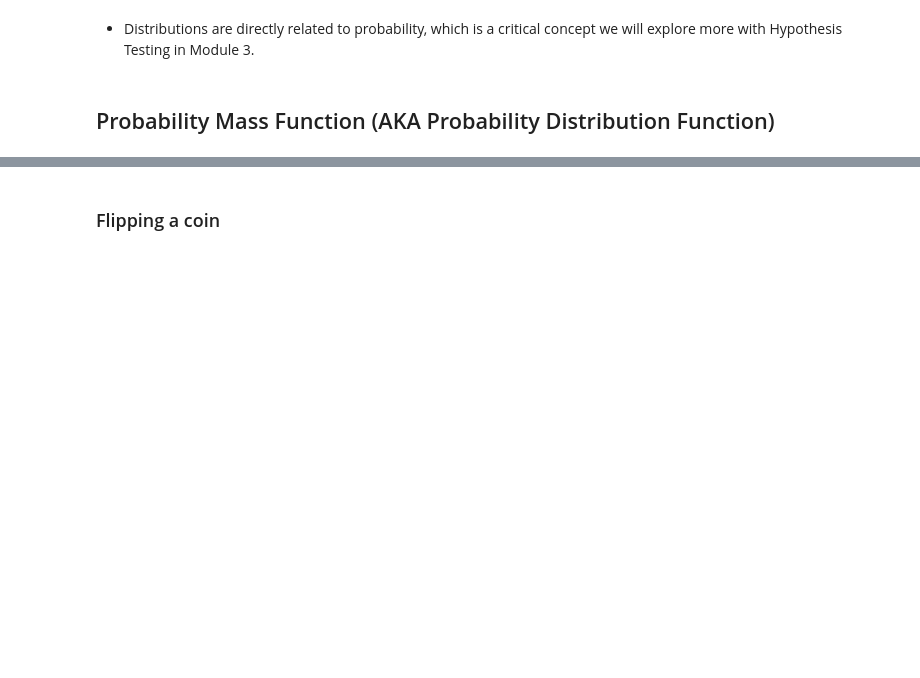
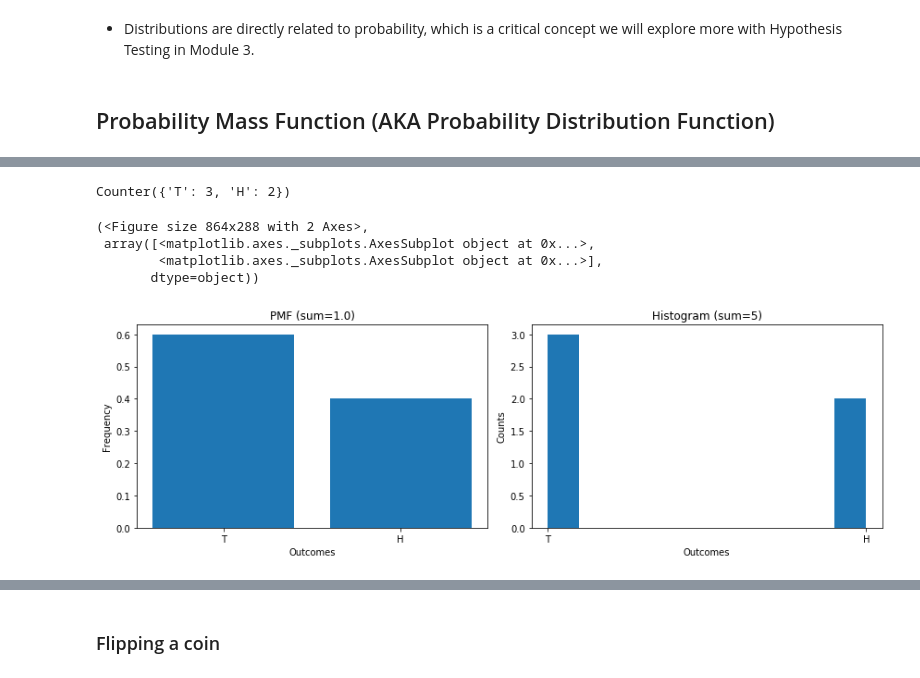
Before and after one commit to jirvingphd/fsds_pt_100719_cohort_notes, a Jupyter notebook: Instructor Notebooks/sect_17-18_prob_and_dist_examples.ipynb, the cells around one changed output, grey strips where cells are left out. Saved outputs shown, nothing was run; the diff lists cells and outputs as text; code cells hidden in the pictures; blank space fills up the shorter version.

```diff
--- a/Instructor Notebooks/sect_17-18_prob_and_dist_examples.ipynb
+++ b/Instructor Notebooks/sect_17-18_prob_and_dist_examples.ipynb
@@ -680,0 +731,39 @@ Prob for songs by James= 0.265
+# %%
+from collections import Counter
+
+def coin_toss(n_flips=10,outcomes=None,verbose=True,ret_outcomes=True):
+    if outcomes is None:
+        outcomes = []
+
+    for toss in range(n_flips):
+        result = 'H' if np.random.random() >0.5 else 'T'
+        outcomes.append(result)
+
+        if verbose: print(f"Toss {toss}: \t{result}")
+
+    return outcomes
+# %%
+def plot_pmf_vs_hist(counter):
+
+    if isinstance(counter,list):
+        from collections import Counter
+        counter = Counter(counter)
+
+    fig,ax=plt.subplots(ncols=2,figsize=(12,4))
+    pmf = []
+
+    for k,v in counter.items():
+        pmf.append(round(v/len(outcomes),3))
+
+
+    ax[0].bar(counter.keys(),pmf)
+    ax[0].set(title=f'PMF (sum={np.sum(pmf)})',ylabel='Frequency',xlabel='Outcomes')
+
+    ax[1].hist(outcomes)#counter.keys(),counter.values())
+    ax[1].set(title=f'Histogram (sum={np.sum(list(counter.values()))})',ylabel='Counts',xlabel='Outcomes')
+    plt.tight_layout()
+    return fig,ax
+# %%
+## Get outcomes
+outcomes = coin_toss(n_flips=5)
+outcomes
@@ -680,0 +777,15 @@ Prob for songs by James= 0.265
+# %%
+##Make a counter
+counter= Counter(outcomes)
+counter
+# %% [output]
+Counter({'T': 3, 'H': 2})
+# %%
+# Plot outcomes
+plot_pmf_vs_hist(counter)
+# %% [output]
+(<Figure size 864x288 with 2 Axes>,
+ array([<matplotlib.axes._subplots.AxesSubplot object at 0x...>,
+        <matplotlib.axes._subplots.AxesSubplot object at 0x...>],
+       dtype=object))
+[figure, added]
```
Also changed, not shown: parts of 62 cells of this notebook, 9 other files.
